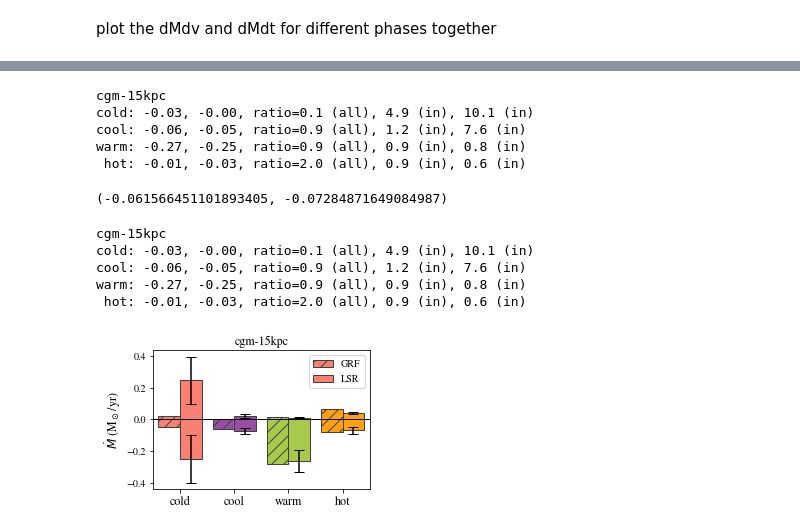
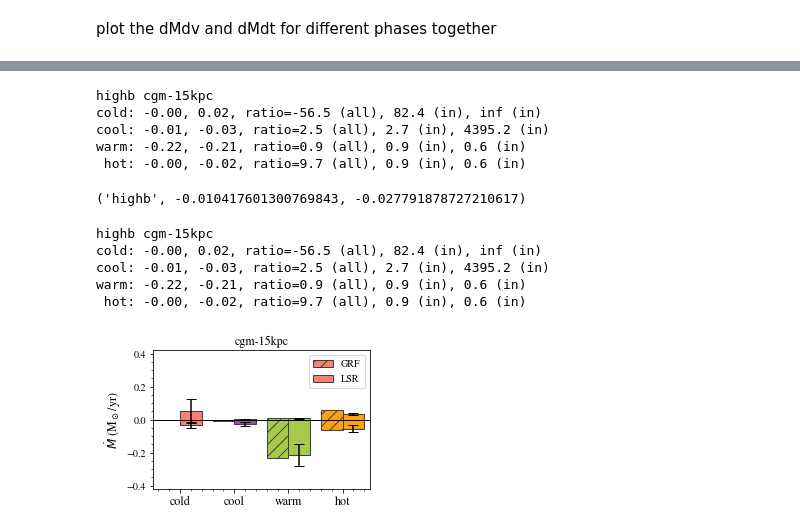
Before and after one commit to foggie-sims/foggie, a Jupyter notebook: foggie/mocky_way/fig9_fig10_dMdv_dMdt.ipynb, the cells around one changed output, grey strips where cells are left out. Saved outputs shown, nothing was run; the diff lists cells and outputs as text; code cells hidden in the pictures.

Commit message:
ref commment #1, lowb vs highb inflow rates, fig9 & 10 and maybe a new fig

```diff
--- a/foggie/mocky_way/fig9_fig10_dMdv_dMdt.ipynb
+++ b/foggie/mocky_way/fig9_fig10_dMdv_dMdt.ipynb
@@ -459,0 +388,7 @@ obj_tag = 'cgm-15kpc' # 'cgm-15kpc'# 'cgm-rvir'
+# %%
+obj_tag = 'cgm-rvir'
+data_dir = 'figs/dM_dt/fits'
+
+labels = ['cold', 'cool', 'warm', 'hot']
+colors = [phase_colors['cold'], phase_colors['cool'],
+          phase_colors['warm'], phase_colors['hot']]
@@ -460,7 +544,11 @@ obj_tag = 'cgm-15kpc' # 'cgm-15kpc'# 'cgm-rvir'
 # %%
 ## for gc values
-file_gc = 'figs/dM_dt/fits/nref11n_nref10f_DD2175_dMdt_%s_halo_center.fits'%(obj_tag)
-vel, dMdt_all_gc, dMdt_cold_gc, dMdt_cool_gc, dMdt_warm_gc, dMdt_hot_gc = read_dMdt_file(file_gc)
+file_gc = '%s/%s_dMdt_%s_halo_center_b%d.fits'%(data_dir, file_root, obj_tag, b_lim)
+vel, dMdt_all_gc = read_dMdt_file(file_gc, phase='all', b_tag=b_tag)
+vel, dMdt_cold_gc = read_dMdt_file(file_gc, phase='cold', b_tag=b_tag)
+vel, dMdt_cool_gc = read_dMdt_file(file_gc, phase='cool', b_tag=b_tag)
+vel, dMdt_warm_gc = read_dMdt_file(file_gc, phase='warm', b_tag=b_tag)
+vel, dMdt_hot_gc = read_dMdt_file(file_gc, phase='hot', b_tag=b_tag)
 
 # first, do inflow velocity rate
 indv_in = vel < 0
@@ -481,13 +569,16 @@ cold_in_sun, cool_in_sun, warm_in_sun, hot_in_sun = [], [], [], []
 cold_out_sun, cool_out_sun, warm_out_sun, hot_out_sun = [], [], [], []
 
 for i in range(8):
-    # get dM/dt, wrt gc
     if i == 0:
-        file_sun = 'figs/dM_dt/fits/nref11n_nref10f_DD2175_dMdt_%s_offcenter_location.fits'%(obj_tag)
+        file_sun = '%s/%s_dMdt_%s_offcenter_location_b%d.fits'%(data_dir, file_root, obj_tag, b_lim)
     else:
-        file_sun = 'figs/dM_dt/fits/nref11n_nref10f_DD2175_dMdt_%s_offcenter_location_%d.fits'%(obj_tag, i*45)
+        file_sun = '%s/%s_dMdt_%s_offcenter_location_b%d_%d.fits'%(data_dir, file_root, obj_tag, b_lim, i*45)
 
-    vel, dMdt_all_sun, dMdt_cold_sun, dMdt_cool_sun, dMdt_warm_sun, dMdt_hot_sun = read_dMdt_file(file_sun)
+    vel, dMdt_all_sun = read_dMdt_file(file_sun, phase='all', b_tag=b_tag)
+    vel, dMdt_cold_sun = read_dMdt_file(file_sun, phase='cold', b_tag=b_tag)
+    vel, dMdt_cool_sun = read_dMdt_file(file_sun, phase='cool', b_tag=b_tag)
+    vel, dMdt_warm_sun = read_dMdt_file(file_sun, phase='warm', b_tag=b_tag)
+    vel, dMdt_hot_sun = read_dMdt_file(file_sun, phase='hot', b_tag=b_tag)
 
     # first, do inflow velocity rate
     indv_in = vel < 0
@@ -517,6 +599,8 @@ sun_color = plt.cm.Oranges(0.5)
 fs = 12
 # %%
 labels = ['cold', 'cool', 'warm', 'hot']
+colors = [phase_colors['cold'], phase_colors['cool'],
+          phase_colors['warm'], phase_colors['hot']]
 in_gc = [cold_in_gc, cool_in_gc, warm_in_gc, hot_in_gc]
 in_sun = [np.mean(cold_in_sun), np.mean(cool_in_sun), np.mean(warm_in_sun), np.mean(hot_in_sun)]
 in_sun_min = [np.min(cold_in_sun), np.min(cool_in_sun), np.min(warm_in_sun), np.min(hot_in_sun)]
@@ -529,7 +613,7 @@ out_sun_min = [np.min(cold_out_sun), np.min(cool_out_sun), np.min(warm_out_sun),
 out_sun_max = [np.max(cold_out_sun), np.max(cool_out_sun), np.max(warm_out_sun), np.max(hot_out_sun)]
 out_sun_std = [np.std(cold_out_sun), np.std(cool_out_sun), np.std(warm_out_sun), np.std(hot_out_sun)]
 # %%
-print(obj_tag)
+print(b_tag, obj_tag)
 for i in range(4):
     a = in_gc[i]+out_gc[i]
     b = in_sun[i]+out_sun[i]
@@ -538,17 +622,17 @@ for i in range(4):
     e = out_sun[i]/out_gc[i]
     print('%4s: %.2f, %.2f, ratio=%.1f (all), %.1f (in), %.1f (in)'%(labels[i], a, b, c, d, e))
 # %% [output]
-cgm-15kpc
-cold: -0.03, -0.00, ratio=0.1 (all), 4.9 (in), 10.1 (in)
-cool: -0.06, -0.05, ratio=0.9 (all), 1.2 (in), 7.6 (in)
-warm: -0.27, -0.25, ratio=0.9 (all), 0.9 (in), 0.8 (in)
- hot: -0.01, -0.03, ratio=2.0 (all), 0.9 (in), 0.6 (in)
+highb cgm-15kpc
+cold: -0.00, 0.02, ratio=-56.5 (all), 82.4 (in), inf (in)
+cool: -0.01, -0.03, ratio=2.5 (all), 2.7 (in), 4395.2 (in)
+warm: -0.22, -0.21, ratio=0.9 (all), 0.9 (in), 0.6 (in)
+ hot: -0.00, -0.02, ratio=9.7 (all), 0.9 (in), 0.6 (in)
 # %%
-in_gc[1], in_sun[1]
+b_tag, in_gc[1], in_sun[1]
 # %% [output]
-(-0.061566451101893405, -0.07284871649084987)
+('highb', -0.010417601300769843, -0.027791878727210617)
 # %%
-print(obj_tag)
+print(b_tag, obj_tag)
 for i in range(4):
     a = in_gc[i]+out_gc[i]
     b = in_sun[i]+out_sun[i]
@@ -557,8 +641,8 @@ for i in range(4):
     e = out_sun[i]/out_gc[i]
     print('%4s: %.2f, %.2f, ratio=%.1f (all), %.1f (in), %.1f (in)'%(labels[i], a, b, c, d, e))
 # %% [output]
-cgm-15kpc
-cold: -0.03, -0.00, ratio=0.1 (all), 4.9 (in), 10.1 (in)
-cool: -0.06, -0.05, ratio=0.9 (all), 1.2 (in), 7.6 (in)
-warm: -0.27, -0.25, ratio=0.9 (all), 0.9 (in), 0.8 (in)
- hot: -0.01, -0.03, ratio=2.0 (all), 0.9 (in), 0.6 (in)
+highb cgm-15kpc
+cold: -0.00, 0.02, ratio=-56.5 (all), 82.4 (in), inf (in)
+cool: -0.01, -0.03, ratio=2.5 (all), 2.7 (in), 4395.2 (in)
+warm: -0.22, -0.21, ratio=0.9 (all), 0.9 (in), 0.6 (in)
+ hot: -0.00, -0.02, ratio=9.7 (all), 0.9 (in), 0.6 (in)
@@ -573,36 +651,42 @@ x = np.arange(len(labels))  # the label locations
 width = 0.4  # the width of the bars
 
 fig, ax = plt.subplots(figsize=(4, 2.7))
+gray = plt.cm.Greys(0.8)
 barlist1 = ax.bar(x - width/2, in_gc, width, label='GRF',
                   color=colors, hatch='//', edgecolor=gray)
 barlist2 = ax.bar(x - width/2, out_gc, width, label=None,
                   color=colors, hatch='//', edgecolor=gray)
 
 barlist3 = ax.bar(x + width/2, in_sun, width, label='LSR',
                   color=colors, edgecolor=gray, yerr=in_sun_std, ecolor='black', capsize=5)
 barlist4 = ax.bar(x + width/2, out_sun, width, label=None,
                   color=colors, edgecolor=gray, yerr=out_sun_std, ecolor='black', capsize=5)
 
 # Add some text for labels, title and custom x-axis tick labels, etc.
 ax.set_ylabel(r'$\dot{M}$ (M$_\odot$/yr)', fontsize=fs)
 ax.set_title(obj_tag, fontsize=fs)
 ax.set_xticks(x)
 ax.set_xticklabels(labels)
 ax.legend(fontsize=fs-2)
 
 xmin = -0.5
 xmax = len(labels)-0.5
 ax.set_xlim(xmin, xmax)
 # ax.set_yscale('symlog')
 ax.hlines(0, xmin, xmax, linestyle='-', lw=1)
+if obj_tag == 'cgm-rvir':
+    ax.set_ylim(-8, 8)
+else:
+    ax.set_ylim(-0.42, 0.42)
 # ax.minorticks_on()
 for tick in ax.xaxis.get_major_ticks():
     tick.label.set_fontsize(fs)
 for tick in ax.yaxis.get_major_ticks():
     tick.label.set_fontsize(fs-2)
 fig.tight_layout()
+ax.minorticks_on()
 
 plt.show()
-fig.savefig('figs/dM_dt/flux_grf_lsr_hist_%s.pdf'%(obj_tag))
+fig.savefig('figs/dM_dt/flux_grf_lsr_hist_%s_%s.pdf'%(obj_tag, b_tag))
 # %% [output]
-[figure, old version]
+[figure, new version]
```
Also changed, not shown: parts of 35 cells of this notebook, 2 other files.
